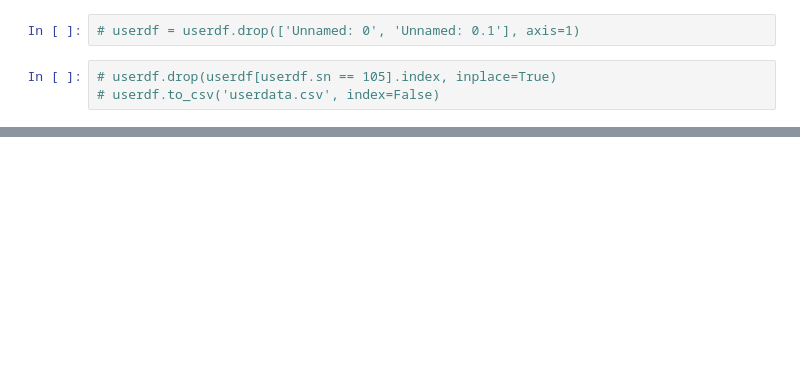
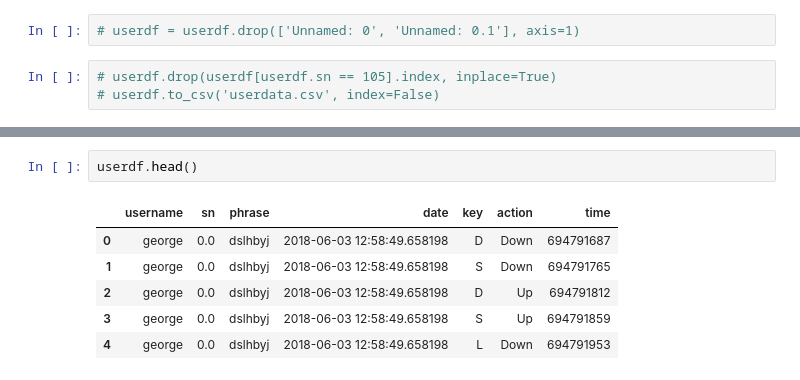
Before and after one commit to Eldar7/keystroke, a Jupyter notebook: keystroke analyse userdata.ipynb, the cells around one changed output, grey strips where cells are left out. Cells and saved outputs as stored; diff of their text form; blank space fills up the shorter version.

```diff
--- a/keystroke analyse userdata.ipynb
+++ b/keystroke analyse userdata.ipynb
@@ -141,0 +174,9 @@ timeBetweenKey(userdf[(userdf.sn == sn) & (userdf.username == username)])
+# %%
+userdf.head()
+# %% [output]
+|  | username | sn | phrase | date | key | action | time |
+| 0 | george | 0.0 | dslhbyj | 2018-06-03 12:58:49.658198 | D | Down | 694791687 |
+| 1 | george | 0.0 | dslhbyj | 2018-06-03 12:58:49.658198 | S | Down | 694791765 |
+| 2 | george | 0.0 | dslhbyj | 2018-06-03 12:58:49.658198 | D | Up | 694791812 |
+| 3 | george | 0.0 | dslhbyj | 2018-06-03 12:58:49.658198 | S | Up | 694791859 |
+| 4 | george | 0.0 | dslhbyj | 2018-06-03 12:58:49.658198 | L | Down | 694791953 |
```
Also changed, not shown: parts of 5 cells of this notebook, 1 other file.
